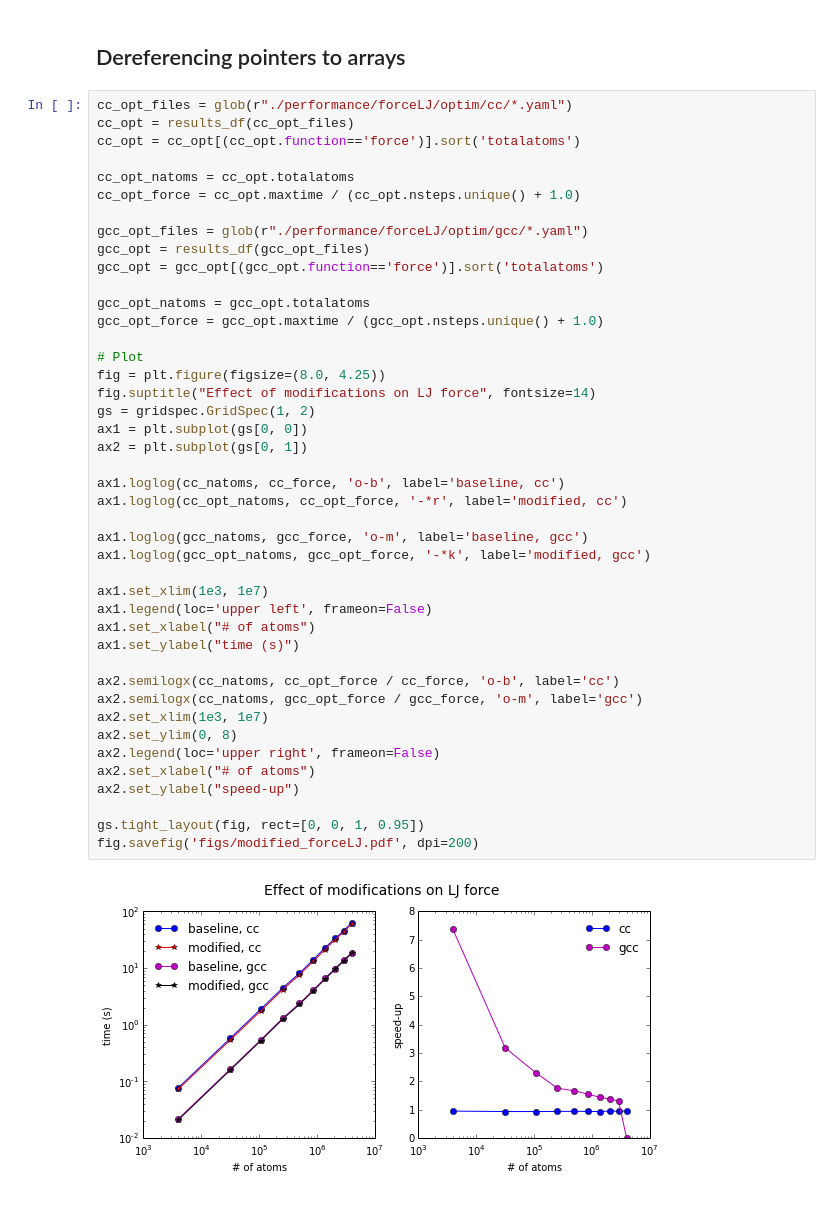
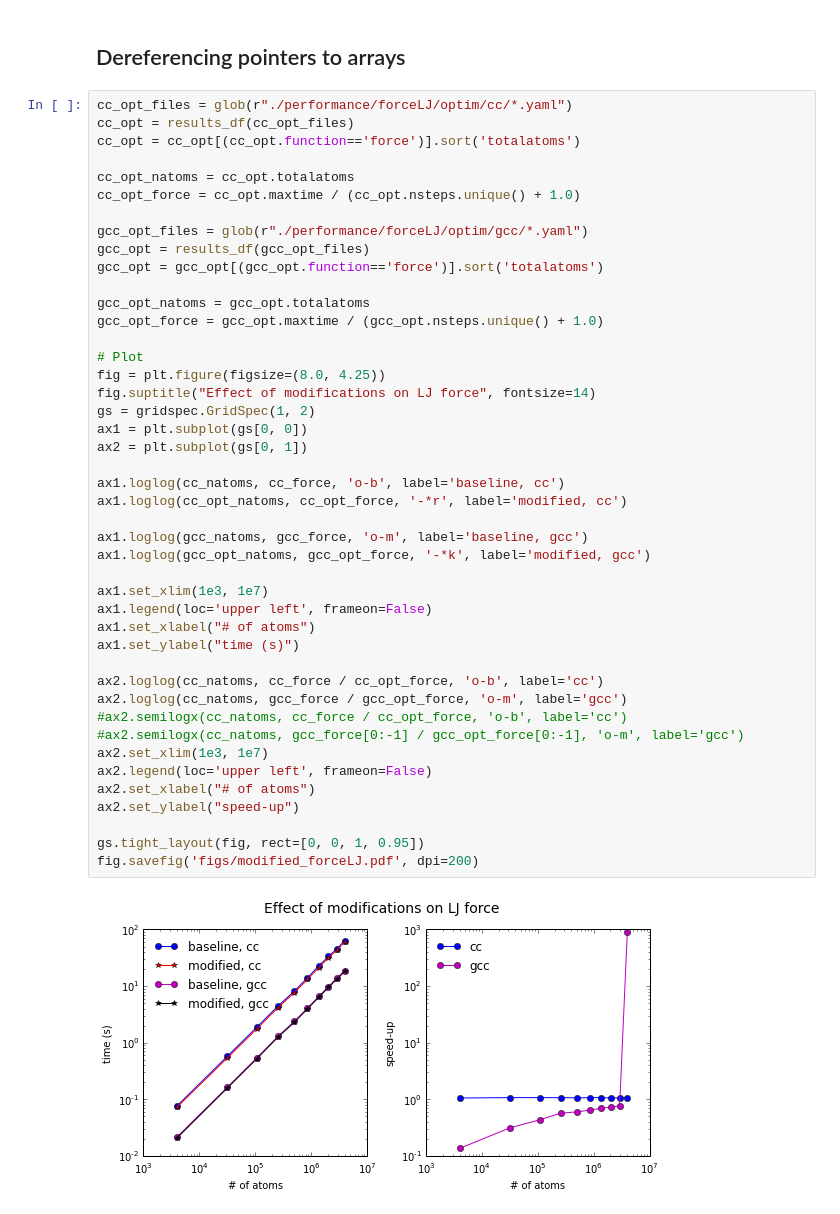
Before and after one commit to shigh/CoMD, a Jupyter notebook: plots.ipynb, the cells around one changed output. Cells and saved outputs as stored; diff of their text form.

Commit message:
graphs -- not good

```diff
--- a/plots.ipynb
+++ b/plots.ipynb
@@ -184,36 +184,37 @@ gcc_opt = results_df(gcc_opt_files)
 gcc_opt = gcc_opt[(gcc_opt.function=='force')].sort('totalatoms')
 
 gcc_opt_natoms = gcc_opt.totalatoms
 gcc_opt_force = gcc_opt.maxtime / (gcc_opt.nsteps.unique() + 1.0)
 
 # Plot
 fig = plt.figure(figsize=(8.0, 4.25))
 fig.suptitle("Effect of modifications on LJ force", fontsize=14)
 gs = gridspec.GridSpec(1, 2)
 ax1 = plt.subplot(gs[0, 0])
 ax2 = plt.subplot(gs[0, 1])
 
 ax1.loglog(cc_natoms, cc_force, 'o-b', label='baseline, cc')
 ax1.loglog(cc_opt_natoms, cc_opt_force, '-*r', label='modified, cc')
 
 ax1.loglog(gcc_natoms, gcc_force, 'o-m', label='baseline, gcc')
 ax1.loglog(gcc_opt_natoms, gcc_opt_force, '-*k', label='modified, gcc')
 
 ax1.set_xlim(1e3, 1e7)
 ax1.legend(loc='upper left', frameon=False)
 ax1.set_xlabel("# of atoms")
 ax1.set_ylabel("time (s)")
 
-ax2.semilogx(cc_natoms, cc_opt_force / cc_force, 'o-b', label='cc')
-ax2.semilogx(cc_natoms, gcc_opt_force / gcc_force, 'o-m', label='gcc')
+ax2.loglog(cc_natoms, cc_force / cc_opt_force, 'o-b', label='cc')
+ax2.loglog(cc_natoms, gcc_force / gcc_opt_force, 'o-m', label='gcc')
+#ax2.semilogx(cc_natoms, cc_force / cc_opt_force, 'o-b', label='cc')
+#ax2.semilogx(cc_natoms, gcc_force[0:-1] / gcc_opt_force[0:-1], 'o-m', label='gcc')
 ax2.set_xlim(1e3, 1e7)
-ax2.set_ylim(0, 8)
-ax2.legend(loc='upper right', frameon=False)
+ax2.legend(loc='upper left', frameon=False)
 ax2.set_xlabel("# of atoms")
 ax2.set_ylabel("speed-up")
 
 gs.tight_layout(fig, rect=[0, 0, 1, 0.95])
 fig.savefig('figs/modified_forceLJ.pdf', dpi=200)
 # %% [output]
-[figure, old version]
+[figure, new version]
 # %% [markdown]
```
Also changed, not shown: parts of 2 cells of this notebook, 6 other files.
